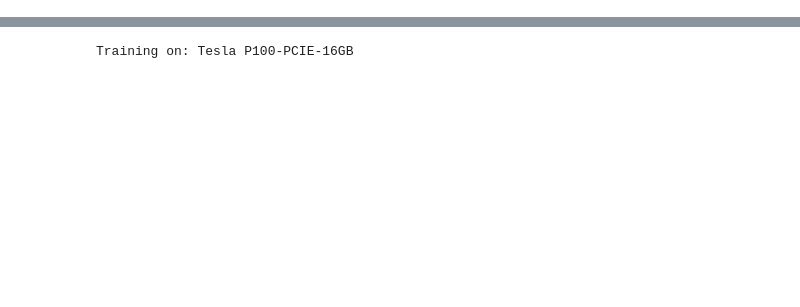
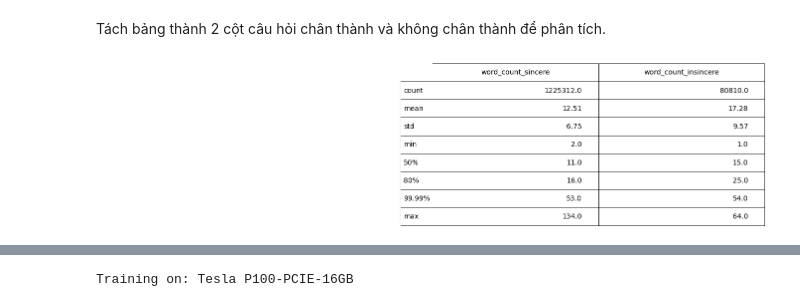
Before and after one commit to manhdung20112000/quora-insincere-questions, a Jupyter notebook: BidirectionalRNN_GloVe.ipynb, the cells around one changed output, grey strips where cells are left out. Saved outputs shown, nothing was run; the diff lists cells and outputs as text; code cells hidden in the pictures; blank space fills up the shorter version.

```diff
--- a/BidirectionalRNN_GloVe.ipynb
+++ b/BidirectionalRNN_GloVe.ipynb
@@ -43,0 +152,11 @@ train_df.head()
+# %%
+train_df['word_count']= train_df.question_text.progress_apply(lambda x: len(x.split()))
+#data_neg = train_df[train_df['target']==0]
+#data_pos = train_df[train_df['target']==1]
+
+#statistic = pd.merge(
+#    data_neg.describe(percentiles=[.8, .9999])
+#    data_pos[['word_count']].describe(percentiles=[.8, .9999]),
+#    left_index=True, right_index=True, suffixes=('_sincere', '_insincere')
+#)
+train_df.describe(percentiles=[.8, .9999]).apply(lambda s: s.apply('{0:.2f}'.format))
@@ -43,0 +173,34 @@ train_df.head()
+# %% [markdown]
+Tách bảng thành 2 cột câu hỏi chân thành và không chân thành để phân tích.
+# %%
+train_df['word_count']= train_df.question_text.progress_apply(lambda x: len(x.split()))
+data_neg = train_df[train_df['target']==0]
+data_pos = train_df[train_df['target']==1]
+
+statistic = pd.merge(
+    data_neg[['word_count']].describe(percentiles=[.8, .9999]),
+    data_pos[['word_count']].describe(percentiles=[.8, .9999]),
+    left_index=True, right_index=True, suffixes=('_sincere', '_insincere')
+)
+#statistic.describe(percentiles=[.8, .9999]).apply(lambda s: s.apply('{0:.2f}'.format))
+
+colLabels = statistic.columns
+cellText = statistic.round(2).values
+rowLabels = statistic.index
+
+fig, axes = plt.subplots()
+#axes = fig.add_axes([0,0,1,1])
+#axes.bar(['sincere question', 'insincere question'], train_df.target.value_counts())
+for p in axes.patches:
+    width = p.get_width()
+    height = p.get_height()
+    percent = height / len(train_df)
+    x, y = p.get_xy()
+    axes.annotate(f'{percent:.2%}', (x + width/2, y + height + 0.01*len(train_df)), ha='center')
+
+axes.axis('off')
+mpl_table = axes.table(cellText = cellText, colLabels=colLabels, rowLabels = rowLabels, bbox=[2, 0, 2, 1.5], )
+mpl_table.auto_set_font_size(False)
+mpl_table.set_fontsize(14)
+# %% [output]
+[figure, added]
```
Also changed, not shown: parts of 107 cells of this notebook, 1 other file.
